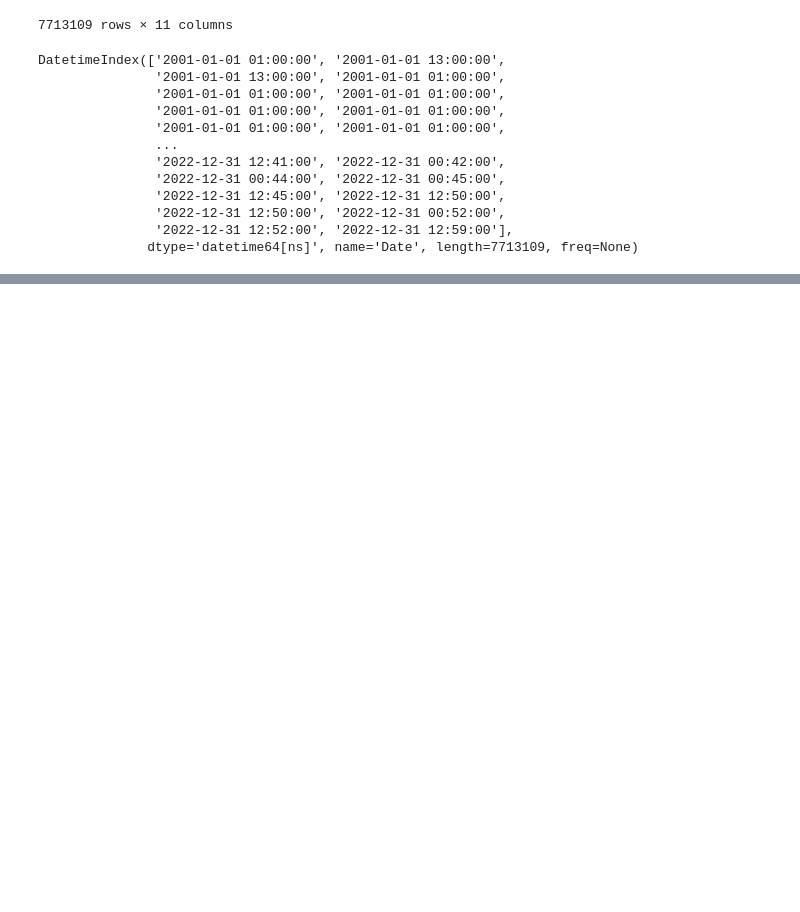
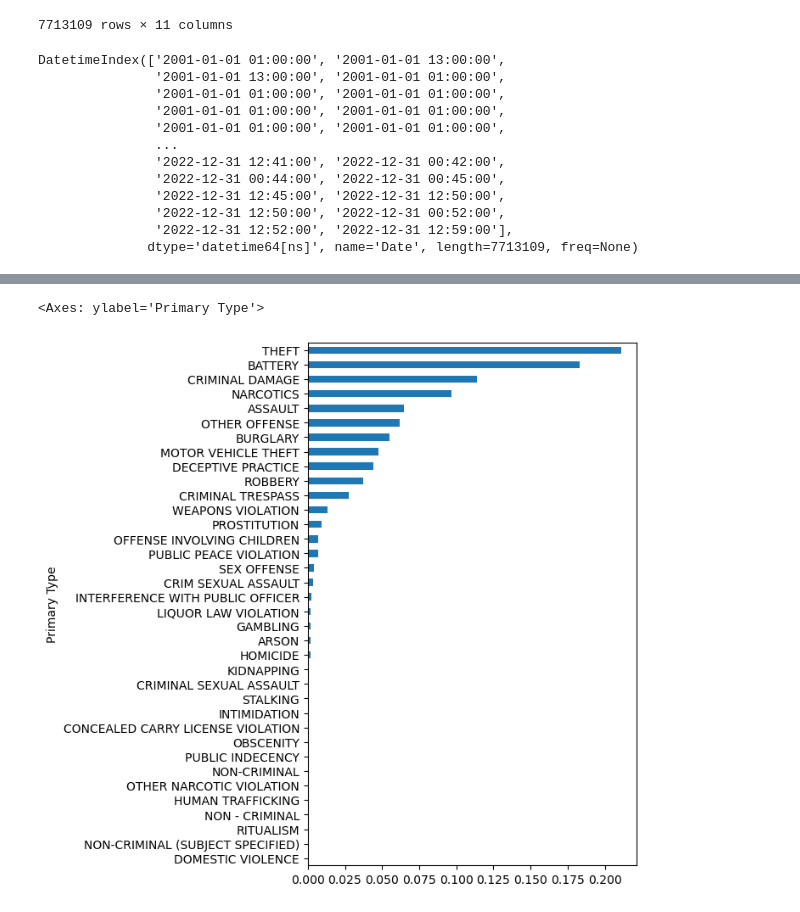
Before and after one commit to ruelanthonyb/Crime-Analysis-Project, a Jupyter notebook: Project 3 - Part 1 (Core).ipynb, the cells around one changed output, grey strips where cells are left out. Cells and saved outputs as stored; diff of their text form; code cells hidden in the pictures; blank space fills up the shorter version.

```diff
--- a/Project 3 - Part 1 (Core).ipynb
+++ b/Project 3 - Part 1 (Core).ipynb
@@ -202,0 +291,7 @@ DatetimeIndex(['2001-01-01 01:00:00', '2001-01-01 13:00:00',
+# %%
+## Inspect the value_counts for the different types of crimes
+crime_counts = chicago_df['Primary Type'].value_counts(normalize=True)
+crime_counts.sort_values().plot(kind='barh',figsize=(5,8))
+# %% [output]
+<Axes: ylabel='Primary Type'>
+[figure, added]
```
Also changed, not shown: parts of 16 cells of this notebook.
